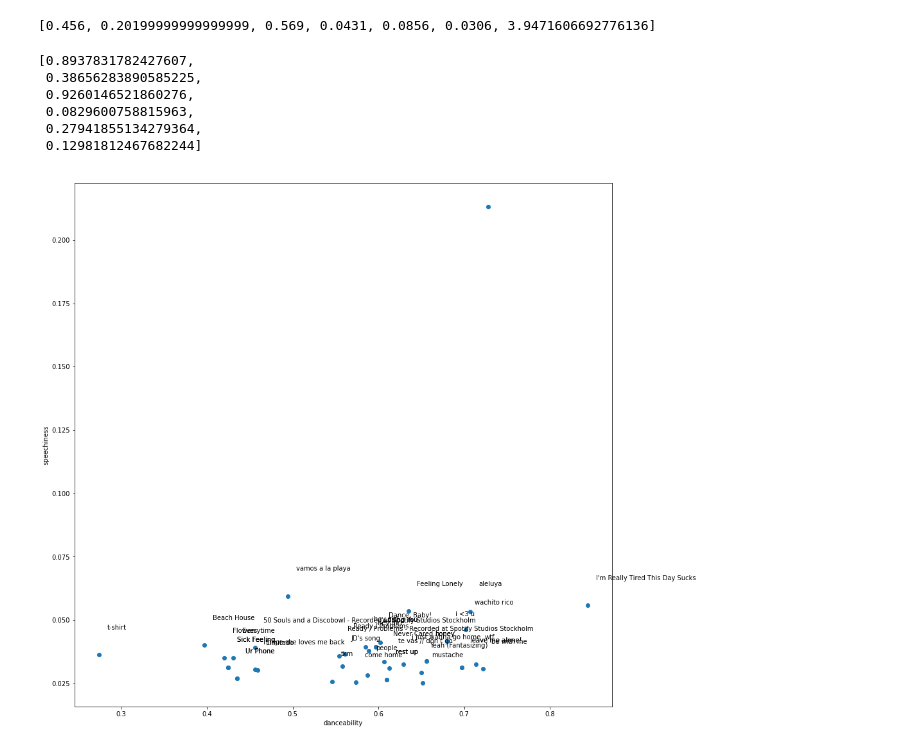
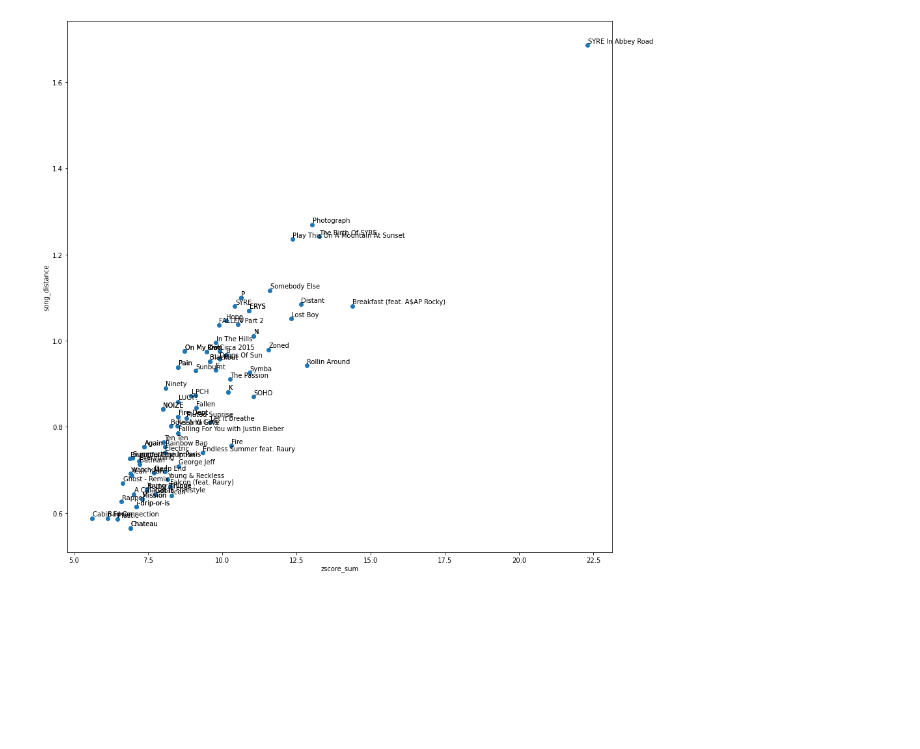
Before and after one commit to daviskeene/Personify, a Jupyter notebook: backend/utils/Song Analysis.ipynb, the cells around one changed output. Drawn from its saved outputs; the diff is of its cells as text; code cells hidden in the pictures; blank space fills up the shorter version.

```diff
--- a/backend/utils/Song Analysis.ipynb
+++ b/backend/utils/Song Analysis.ipynb
@@ -4,8 +4,8 @@ import numpy as np
 import matplotlib.pyplot as plt
 # %%
 # load data
-tobi_df = pd.read_csv('data/discography_Wallows.csv')
-my_df_short = pd.read_csv('data/user_daviskeene_short_term.csv')
+music_df = pd.read_csv('data/discography_Dayglow.csv')
+my_df_short = pd.read_csv('data/user_daviskeene_long_term.csv')
 # %%
 # clean up data
 cols_to_drop = ['Unnamed: 0', 'time_signature', 'release_date', 'popularity', 'tempo', 'length', 'loudness', 'danceability.1']
@@ -15,21 +15,32 @@ from numpy.linalg import norm
 def sigmoid(x):
     return 1/(1 + np.exp(-x))
 
-tobi_df_new = tobi_df.drop(columns=cols_to_drop)
-tobi_df_new[cols_to_augment] = tobi_df_new[cols_to_augment].apply(sigmoid)
-tobi_df_new._get_numeric_data()
+music_df_new = music_df.drop(columns=cols_to_drop)
+music_df_new[cols_to_augment] = music_df_new[cols_to_augment].apply(sigmoid)
 
 my_df_short_new = my_df_short.drop(columns=cols_to_drop)
 my_df_short_new[cols_to_augment] = my_df_short_new[cols_to_augment].apply(sigmoid)
-my_df_short_new._get_numeric_data()
 
 # get an average of all the columns for my songs
 my_mean = my_df_short_new.mean()
+weighted_mean = [0] * len(my_mean)
+for entry in my_df_short_new._get_numeric_data().iterrows():
+    for i in range(len(entry[1])):
+        weighted_mean[i] += entry[1][i] * (np.e ** (-1.0 * entry[0]))
+
+print(weighted_mean)
+print(my_mean)
+my_mean = weighted_mean
+# weigh the averages by the song rank. the best song should be given the highest weight.
+
+stds = list(music_df_new.std())
 
 # Get the similarity by getting the cartesian distance between points
-distances = [distance_vector(list(tobi_df_new._get_numeric_data().loc[i]), my_mean) for i in range(tobi_df_new.shape[0])]
-distances = [sum_z(list(tobi_df_new._get_numeric_data().loc[i]), my_mean, stds) for i in range(tobi_df_new.shape[0])]
-tobi_df_new['daviskeene_similarity'] = distances
+distances_1 = [distance_vector(list(music_df_new._get_numeric_data().loc[i]), my_mean) for i in range(music_df_new.shape[0])]
+distances_2 = [sum_z(list(music_df_new._get_numeric_data().loc[i]), my_mean, stds) for i in range(music_df_new.shape[0])]
+music_df_new['zscore_sum'] = distances_2
+music_df_new['song_distance'] = distances_1
+music_df_new['test'] = np.sqrt(music_df_new['zscore_sum'] ** 2 + music_df_new['song_distance'] ** 2)
 # Now, weigh similarity by how the "important" features are.
 # stds = list(my_df_short_new.std())
 # weights = [1-x for x in stds]
@@ -50,7 +61,5 @@ dtype: float64
 # %%
-list(tobi_df_new._get_numeric_data().loc[0])
+list(music_df_new._get_numeric_data().loc[0])
-# %% [output]
-[0.456, 0.20199999999999999, 0.569, 0.0431, 0.0856, 0.0306, 3.9471606692776136]
 # %%
 def distance_vector(x, y):
     """
@@ -76,24 +85,17 @@ def sum_z(x, y, stdevs):
     return s
 # %%
 my_mean
-# %% [output]
-[0.8937831782427607,
- 0.38656283890585225,
- 0.9260146521860276,
- 0.0829600758815963,
- 0.27941855134279364,
- 0.12981812467682244]
 # %%
 plt.figure(figsize=(15,15))
 # Add the point labels
-x = tobi_df_new['danceability']
-y = tobi_df_new['speechiness']
+x = music_df_new['zscore_sum']
+y = music_df_new['song_distance']
 plt.scatter(x, y)
-pt_labels = tobi_df_new['name']
+pt_labels = music_df_new['name']
 for i in range(len(pt_labels)):
-    plt.annotate(pt_labels[i], (x[i]+.01,y[i]+.01))
-plt.xlabel('danceability')
-plt.ylabel('speechiness');
+    plt.annotate(pt_labels[i], (x[i]+.01,y[i]+.005))
+plt.xlabel('zscore_sum')
+plt.ylabel('song_distance');
 # %% [output]
-[figure, old version]
+[figure, new version]
 # %%
```
Also changed, not shown: parts of 4 cells of this notebook.
